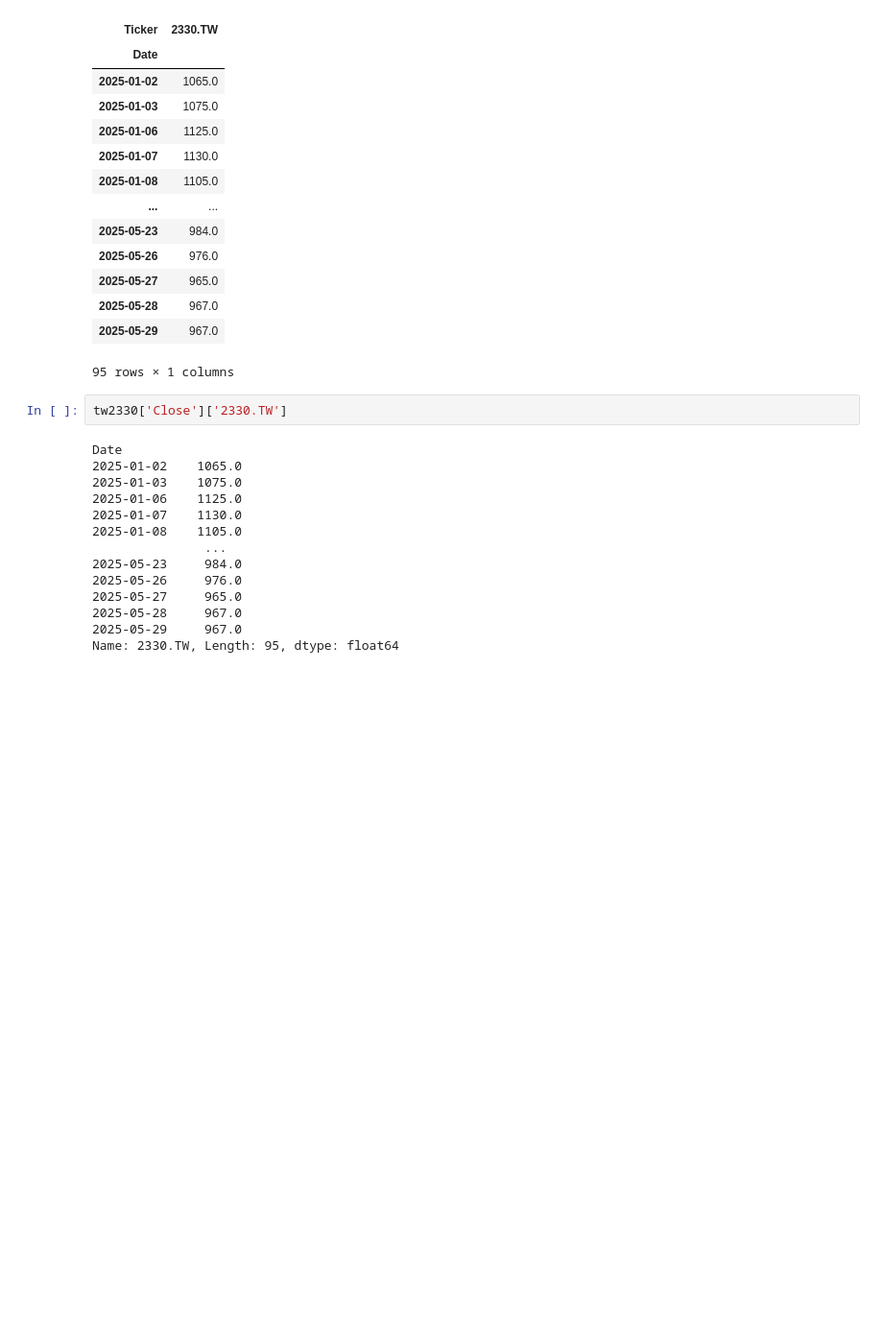
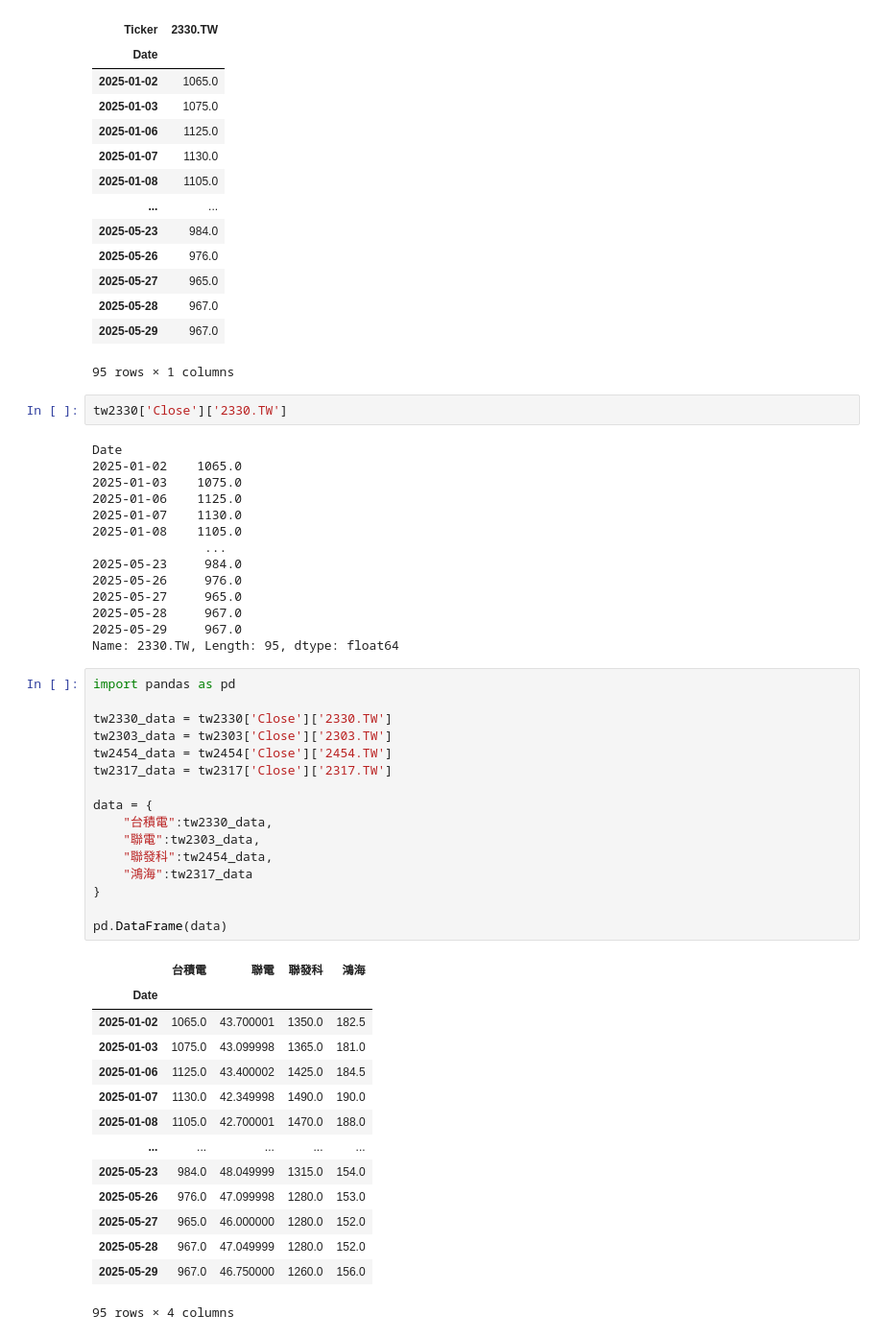
Before and after one commit to annie-lai/2025pythonDataClass, a Jupyter notebook: 0628上課/0628yahoofinance.ipynb, the cells around one changed output. Shown at 96% size. Drawn from its saved outputs; the diff is of its cells as text; blank space fills up the shorter version.

```diff
--- a/0628上課/0628yahoofinance.ipynb
+++ b/0628上課/0628yahoofinance.ipynb
@@ -71,3 +71,34 @@ Date
 2025-05-28     967.0
 2025-05-29     967.0
 Name: 2330.TW, Length: 95, dtype: float64
+# %%
+import pandas as pd
+
+tw2330_data = tw2330['Close']['2330.TW']
+tw2303_data = tw2303['Close']['2303.TW']
+tw2454_data = tw2454['Close']['2454.TW']
+tw2317_data = tw2317['Close']['2317.TW']
+
+data = {
+    "台積電":tw2330_data,
+    "聯電":tw2303_data,
+    "聯發科":tw2454_data,
+    "鴻海":tw2317_data
+}
+
+pd.DataFrame(data)
+# %% [output]
+|  | 台積電 | 聯電 | 聯發科 | 鴻海 |
+| Date |  |  |  |  |
+| 2025-01-02 | 1065.0 | 43.700001 | 1350.0 | 182.5 |
+| 2025-01-03 | 1075.0 | 43.099998 | 1365.0 | 181.0 |
+| 2025-01-06 | 1125.0 | 43.400002 | 1425.0 | 184.5 |
+| 2025-01-07 | 1130.0 | 42.349998 | 1490.0 | 190.0 |
+| 2025-01-08 | 1105.0 | 42.700001 | 1470.0 | 188.0 |
+| ... | ... | ... | ... | ... |
+| 2025-05-23 | 984.0 | 48.049999 | 1315.0 | 154.0 |
+| 2025-05-26 | 976.0 | 47.099998 | 1280.0 | 153.0 |
+| 2025-05-27 | 965.0 | 46.000000 | 1280.0 | 152.0 |
+| 2025-05-28 | 967.0 | 47.049999 | 1280.0 | 152.0 |
+| 2025-05-29 | 967.0 | 46.750000 | 1260.0 | 156.0 |
+95 rows × 4 columns
```
Also changed, not shown: parts of 1 cell of this notebook.
